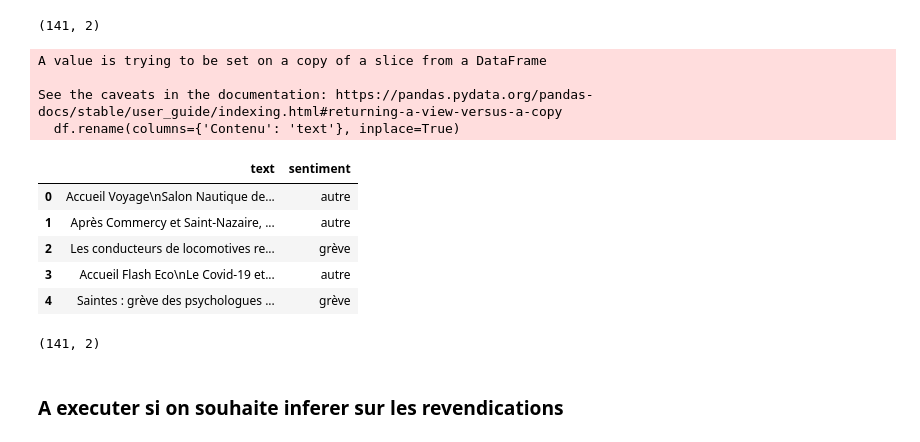
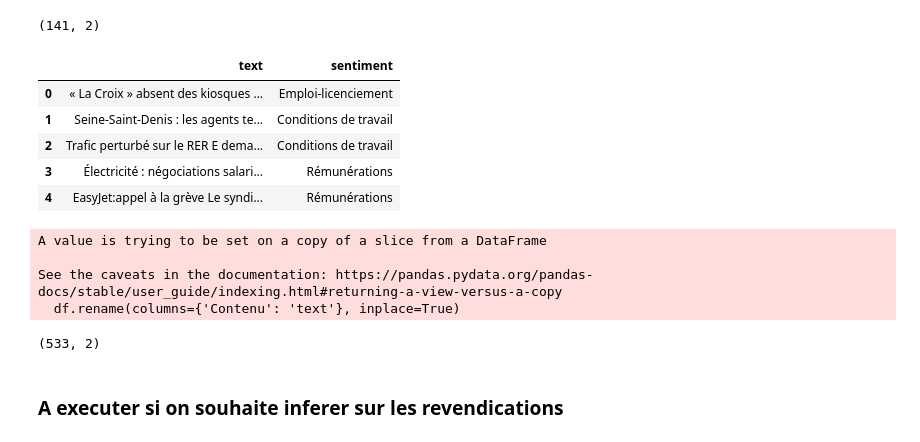
Before and after one commit to StephOgre/Ollama, a Jupyter notebook: webStrikeLLM.ipynb, the cells around one changed output. Saved outputs shown, nothing was run; the diff lists cells and outputs as text; code cells hidden in the pictures.

```diff
--- a/webStrikeLLM.ipynb
+++ b/webStrikeLLM.ipynb
@@ -14,27 +14,28 @@ df=df_motiflast[['text',"sentiment"]]
 df.shape
 # %% [output]
 (141, 2)
+# %%
+df_motiflast = pd.read_parquet('/home/onyxia/work/Ollama/resultats_mistral.parquet')
+#df=df_motiflast[['text',"sentiment"]]
+df.head()
+# %% [output]
+|  | text | sentiment |
+| 0 | « La Croix » absent des kiosques ... | Emploi-licenciement |
+| 1 | Seine-Saint-Denis : les agents te... | Conditions de travail |
+| 2 | Trafic perturbé sur le RER E dema... | Conditions de travail |
+| 3 | Électricité : négociations salari... | Rémunérations |
+| 4 | EasyJet:appel à la grève Le syndi... | Rémunérations |
 # %%
 df_strike = pd.read_csv('/home/onyxia/work/Ollama/data/1.csv')
 df=df_strike[['Contenu',"sentiment"]]
 df.rename(columns={'Contenu': 'text'}, inplace=True)
-df.head()
+df.shape
 # %% [output]
 A value is trying to be set on a copy of a slice from a DataFrame
 
 See the caveats in the documentation: https://pandas.pydata.org/pandas-docs/stable/user_guide/indexing.html#returning-a-view-versus-a-copy
   df.rename(columns={'Contenu': 'text'}, inplace=True)
-|  | text | sentiment |
-| 0 | Accueil Voyage\nSalon Nautique de... | autre |
-| 1 | Après Commercy et Saint-Nazaire, ... | autre |
-| 2 | Les conducteurs de locomotives re... | grève |
-| 3 | Accueil Flash Eco\nLe Covid-19 et... | autre |
-| 4 | Saintes : grève des psychologues ... | grève |
+(533, 2)
-# %%
-df_strike = pd.read_parquet('/home/onyxia/work/Ollama/data/resultats_llama3.1.parquet')
-df.shape
-# %% [output]
-(141, 2)
 # %%
 df_train, df_test = train_test_split(df, test_size=0.1, random_state=0)
 df=df_train
```
Also changed, not shown: parts of 8 cells of this notebook.
